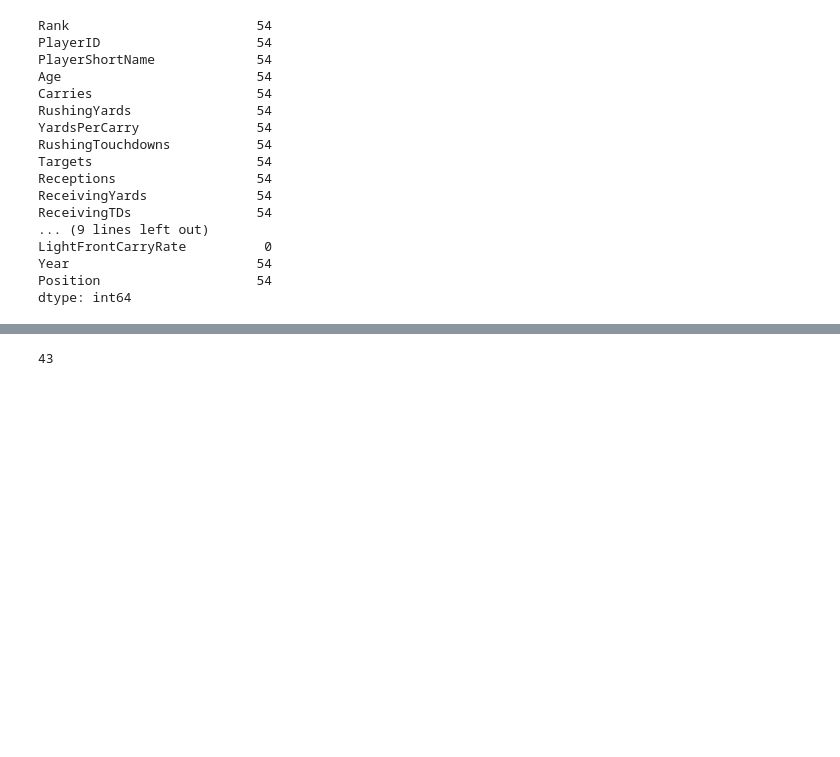
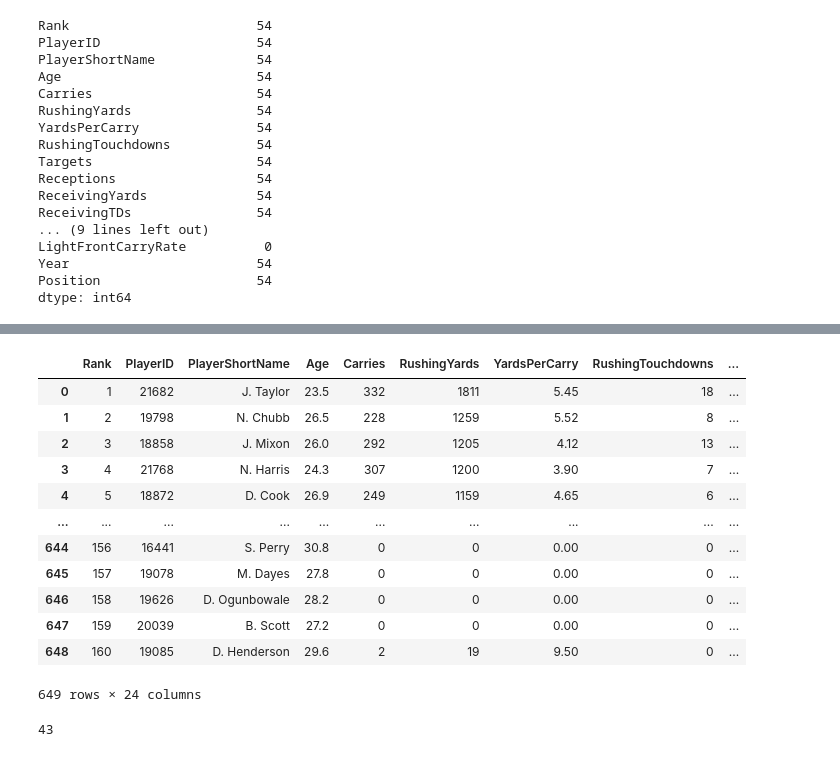
Before and after one commit to rickystuart1/Fantasy-Football-Predictions, a Jupyter notebook: database/importData_cleanup.ipynb, the cells around one changed output, grey strips where cells are left out. Saved outputs shown, nothing was run; the diff lists cells and outputs as text; code cells hidden in the pictures; blank space fills up the shorter version.

```diff
--- a/importData_cleanup.ipynb
+++ b/database/importData_cleanup.ipynb
@@ -450,3 +486,19 @@ rb_df[rb_df[null_columns].isnull()]
+# %%
+rb_df
+# %% [output]
+|  | Rank | PlayerID | PlayerShortName | Age | Carries | RushingYards | YardsPerCarry | RushingTouchdowns | ... |
+| 0 | 1 | 21682 | J. Taylor | 23.5 | 332 | 1811 | 5.45 | 18 | ... |
+| 1 | 2 | 19798 | N. Chubb | 26.5 | 228 | 1259 | 5.52 | 8 | ... |
+| 2 | 3 | 18858 | J. Mixon | 26.0 | 292 | 1205 | 4.12 | 13 | ... |
+| 3 | 4 | 21768 | N. Harris | 24.3 | 307 | 1200 | 3.90 | 7 | ... |
+| 4 | 5 | 18872 | D. Cook | 26.9 | 249 | 1159 | 4.65 | 6 | ... |
+| ... | ... | ... | ... | ... | ... | ... | ... | ... | ... |
+| 644 | 156 | 16441 | S. Perry | 30.8 | 0 | 0 | 0.00 | 0 | ... |
+| 645 | 157 | 19078 | M. Dayes | 27.8 | 0 | 0 | 0.00 | 0 | ... |
+| 646 | 158 | 19626 | D. Ogunbowale | 28.2 | 0 | 0 | 0.00 | 0 | ... |
+| 647 | 159 | 20039 | B. Scott | 27.2 | 0 | 0 | 0.00 | 0 | ... |
+| 648 | 160 | 19085 | D. Henderson | 29.6 | 2 | 19 | 9.50 | 0 | ... |
+649 rows × 24 columns
 # %%
 rb_df[rb_df["LightFrontCarryRate"].isnull()]['Rank'].min()
 #43 is the lowest rank for the
```
Also changed, not shown: parts of 14 cells of this notebook, 4 other files.
